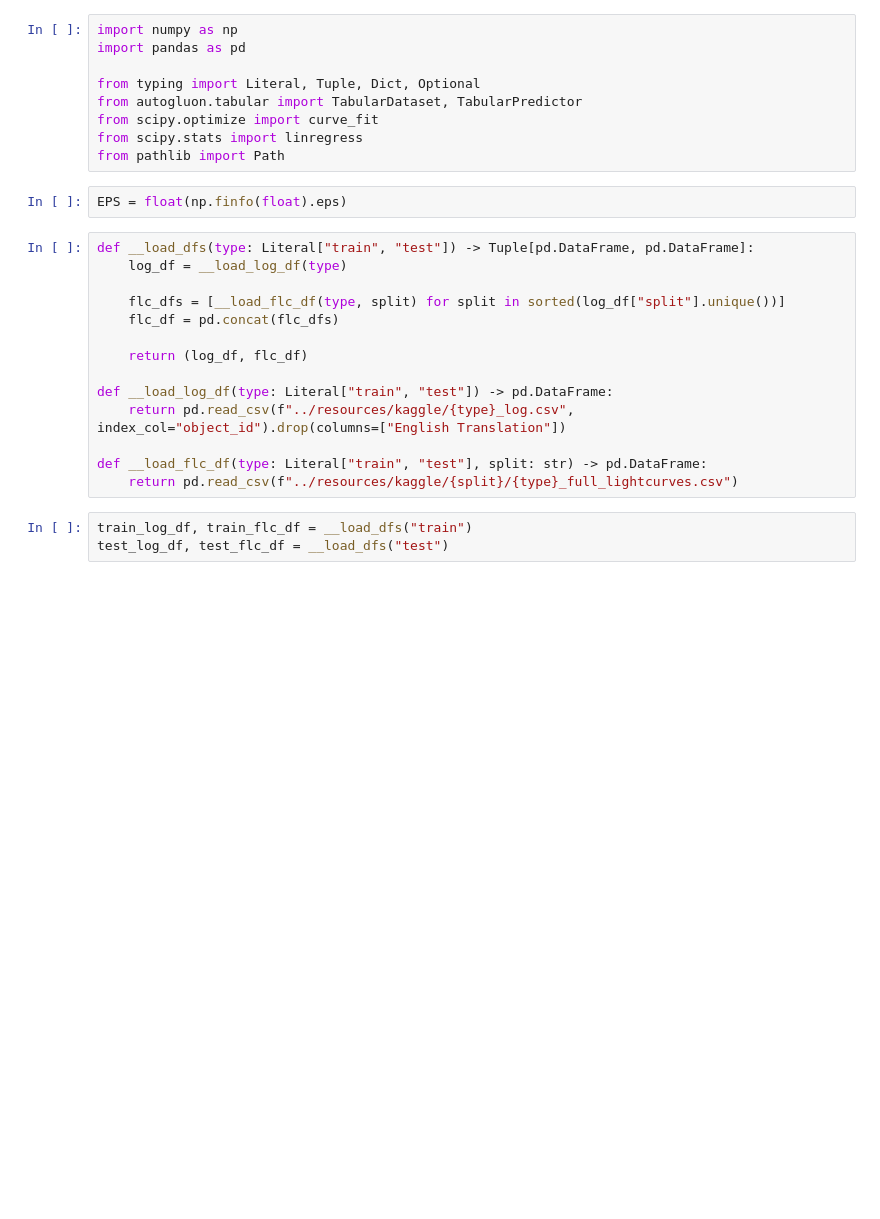
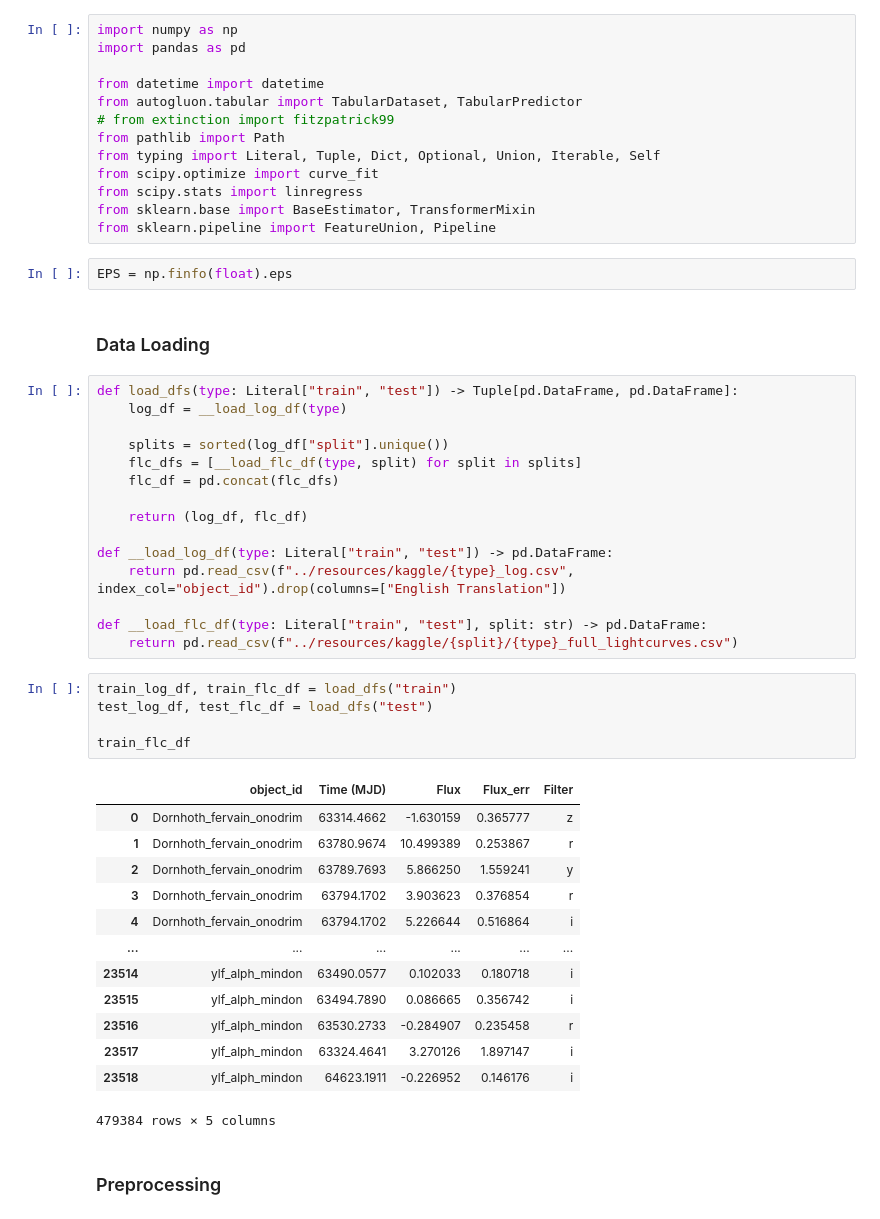
Before and after one commit to NTDuck/uet-2526i-int3405e-4-finals-MALLORN-astronomical-classification-challenge, a Jupyter notebook: notebooks/.ipynb, the cells around one changed output. Drawn from its saved outputs; the diff is of its cells as text; blank space fills up the shorter version.

```diff
--- a/notebooks/.ipynb
+++ b/notebooks/.ipynb
@@ -2,18 +2,25 @@
 import numpy as np
 import pandas as pd
 
-from typing import Literal, Tuple, Dict, Optional
+from datetime import datetime
 from autogluon.tabular import TabularDataset, TabularPredictor
+# from extinction import fitzpatrick99
+from pathlib import Path
+from typing import Literal, Tuple, Dict, Optional, Union, Iterable, Self
 from scipy.optimize import curve_fit
 from scipy.stats import linregress
-from pathlib import Path
+from sklearn.base import BaseEstimator, TransformerMixin
+from sklearn.pipeline import FeatureUnion, Pipeline
 # %%
-EPS = float(np.finfo(float).eps)
+EPS = np.finfo(float).eps
+# %% [markdown]
+### Data Loading
 # %%
-def __load_dfs(type: Literal["train", "test"]) -> Tuple[pd.DataFrame, pd.DataFrame]:
+def load_dfs(type: Literal["train", "test"]) -> Tuple[pd.DataFrame, pd.DataFrame]:
     log_df = __load_log_df(type)
 
-    flc_dfs = [__load_flc_df(type, split) for split in sorted(log_df["split"].unique())]
+    splits = sorted(log_df["split"].unique())
+    flc_dfs = [__load_flc_df(type, split) for split in splits]
     flc_df = pd.concat(flc_dfs)
 
     return (log_df, flc_df)
@@ -24,5 +31,23 @@ def __load_log_df(type: Literal["train", "test"]) -> pd.DataFrame:
 def __load_flc_df(type: Literal["train", "test"], split: str) -> pd.DataFrame:
     return pd.read_csv(f"../resources/kaggle/{split}/{type}_full_lightcurves.csv")
 # %%
-train_log_df, train_flc_df = __load_dfs("train")
-test_log_df, test_flc_df = __load_dfs("test")
+train_log_df, train_flc_df = load_dfs("train")
+test_log_df, test_flc_df = load_dfs("test")
+
+train_flc_df
+# %% [output]
+|  | object_id | Time (MJD) | Flux | Flux_err | Filter |
+| 0 | Dornhoth_fervain_onodrim | 63314.4662 | -1.630159 | 0.365777 | z |
+| 1 | Dornhoth_fervain_onodrim | 63780.9674 | 10.499389 | 0.253867 | r |
+| 2 | Dornhoth_fervain_onodrim | 63789.7693 | 5.866250 | 1.559241 | y |
+| 3 | Dornhoth_fervain_onodrim | 63794.1702 | 3.903623 | 0.376854 | r |
+| 4 | Dornhoth_fervain_onodrim | 63794.1702 | 5.226644 | 0.516864 | i |
+| ... | ... | ... | ... | ... | ... |
+| 23514 | ylf_alph_mindon | 63490.0577 | 0.102033 | 0.180718 | i |
+| 23515 | ylf_alph_mindon | 63494.7890 | 0.086665 | 0.356742 | i |
+| 23516 | ylf_alph_mindon | 63530.2733 | -0.284907 | 0.235458 | r |
+| 23517 | ylf_alph_mindon | 63324.4641 | 3.270126 | 1.897147 | i |
+| 23518 | ylf_alph_mindon | 64623.1911 | -0.226952 | 0.146176 | i |
+479384 rows × 5 columns
+# %% [markdown]
+### Preprocessing
```
Also changed, not shown: parts of 11 cells of this notebook, 3 other files.
